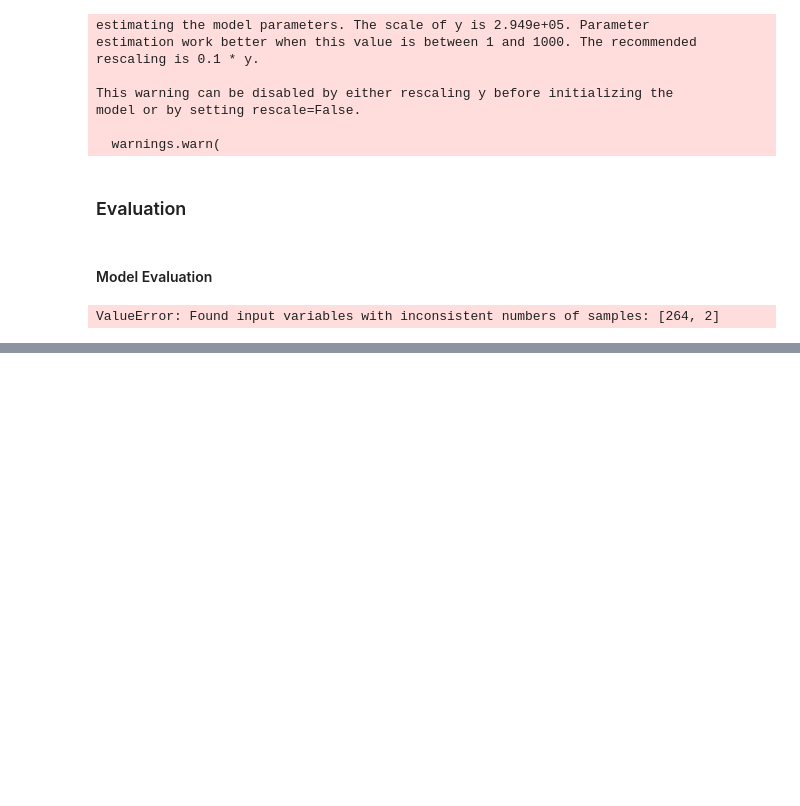
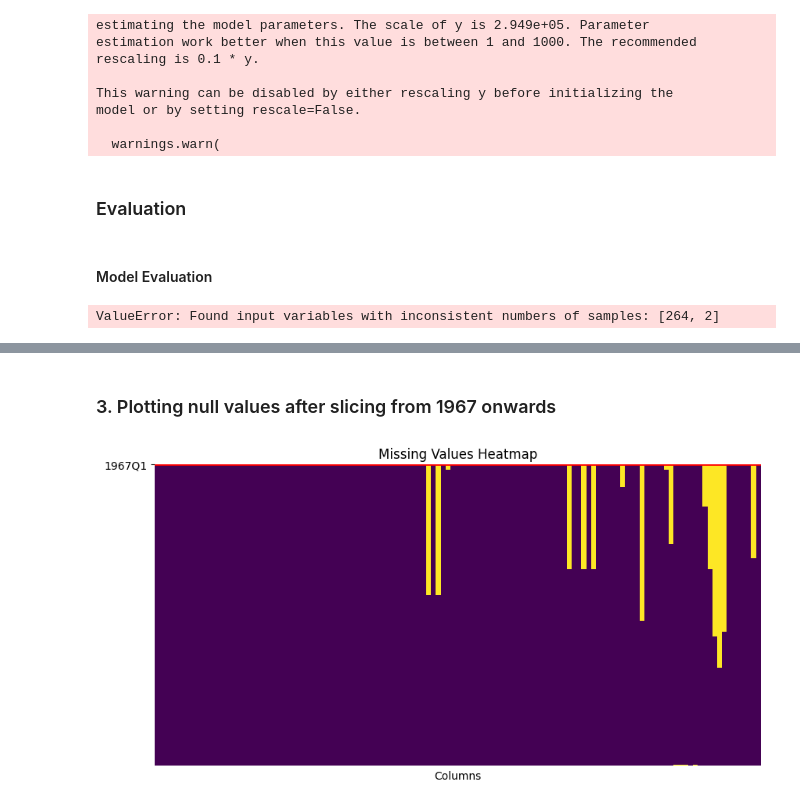
Before and after one commit to turrrray/dsedatathon, a Jupyter notebook: NUS_DSESC_DATABUSTERS_XX.ipynb, the cells around one changed output, grey strips where cells are left out. Cells and saved outputs as stored; diff of their text form; code cells hidden in the pictures; blank space fills up the shorter version.

```diff
--- a/NUS_DSESC_DATABUSTERS_XX.ipynb
+++ b/NUS_DSESC_DATABUSTERS_XX.ipynb
@@ -243,0 +339,24 @@ ValueError: Found input variables with inconsistent numbers of samples: [264, 2]
+# %%
+# 1. Filter the data so that it starts from 1967 Q1
+df_from_1967 = quar_df_filter.loc[quar_df_filter.index >= '1967Q1']
+# %% [markdown]
+### 3. Plotting null values after slicing from 1967 onwards
+# %%
+import pandas as pd
+import seaborn as sns
+import matplotlib.pyplot as plt
+
+
+# Plot NaN heatmap
+plt.figure(figsize=(10, 5))
+sns.heatmap(df_from_1967.isna(), cmap="viridis", cbar=False, yticklabels=False,xticklabels=False)
+plt.axhline(y=df_from_1967.index.get_loc('1967Q1'), color="red", linestyle="-", linewidth=2)
+plt.yticks([df_from_1967.index.get_loc('1967Q1')], ['1967Q1'])
+
+# Labels and title
+plt.xlabel("Columns")
+#plt.ylabel("Time")
+plt.title("Missing Values Heatmap")
+plt.show()
+# %% [output]
+[figure, added]
```
Also changed, not shown: parts of 33 cells of this notebook.
